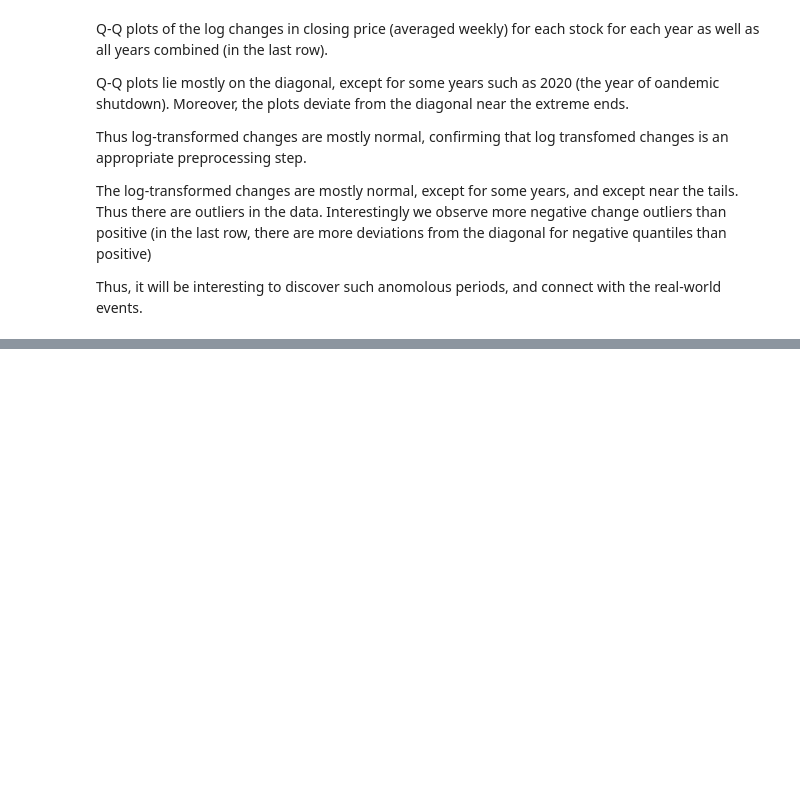
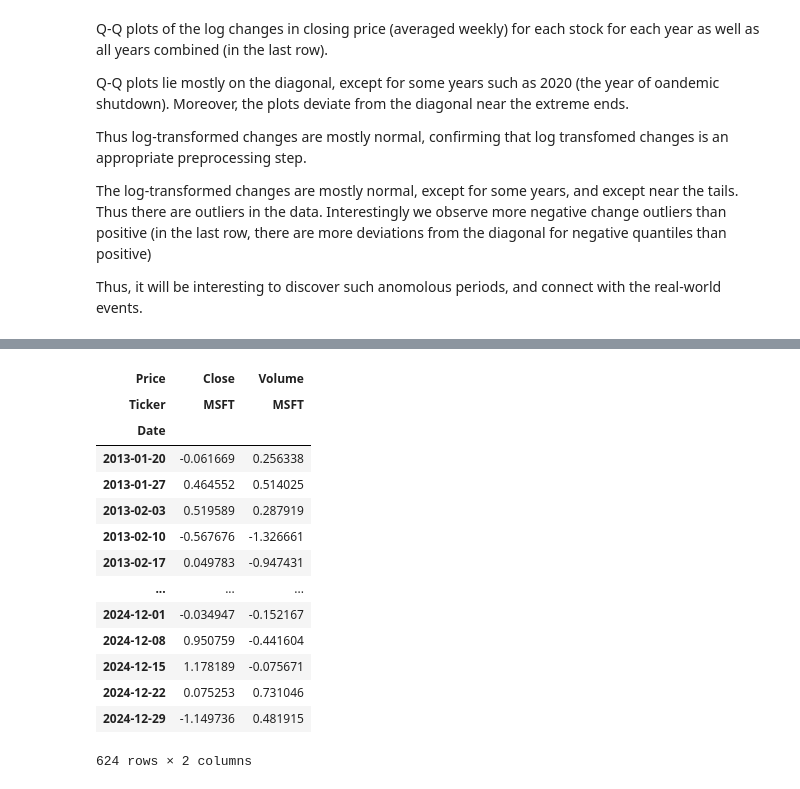
Before and after one commit to JahnaviPatel84/Stock-Analysis-Anomaly-Detection-and-Event-Impact, a Jupyter notebook: 1_AnomalyDetection.ipynb, the cells around one changed output, grey strips where cells are left out. Drawn from its saved outputs; the diff is of its cells as text; code cells hidden in the pictures; blank space fills up the shorter version.

```diff
--- a/1_AnomalyDetection.ipynb
+++ b/1_AnomalyDetection.ipynb
@@ -146,0 +246,18 @@ Thus, it will be interesting to discover such anomolous periods, and connect wit
+# %%
+log_changes[[("Close","MSFT"),("Volume","MSFT")]]
+# %% [output]
+| Price | Close | Volume |
+| Ticker | MSFT | MSFT |
+| Date |  |  |
+| 2013-01-20 | -0.061669 | 0.256338 |
+| 2013-01-27 | 0.464552 | 0.514025 |
+| 2013-02-03 | 0.519589 | 0.287919 |
+| 2013-02-10 | -0.567676 | -1.326661 |
+| 2013-02-17 | 0.049783 | -0.947431 |
+| ... | ... | ... |
+| 2024-12-01 | -0.034947 | -0.152167 |
+| 2024-12-08 | 0.950759 | -0.441604 |
+| 2024-12-15 | 1.178189 | -0.075671 |
+| 2024-12-22 | 0.075253 | 0.731046 |
+| 2024-12-29 | -1.149736 | 0.481915 |
+624 rows × 2 columns
```
Also changed, not shown: parts of 18 cells of this notebook, 1 other file.
